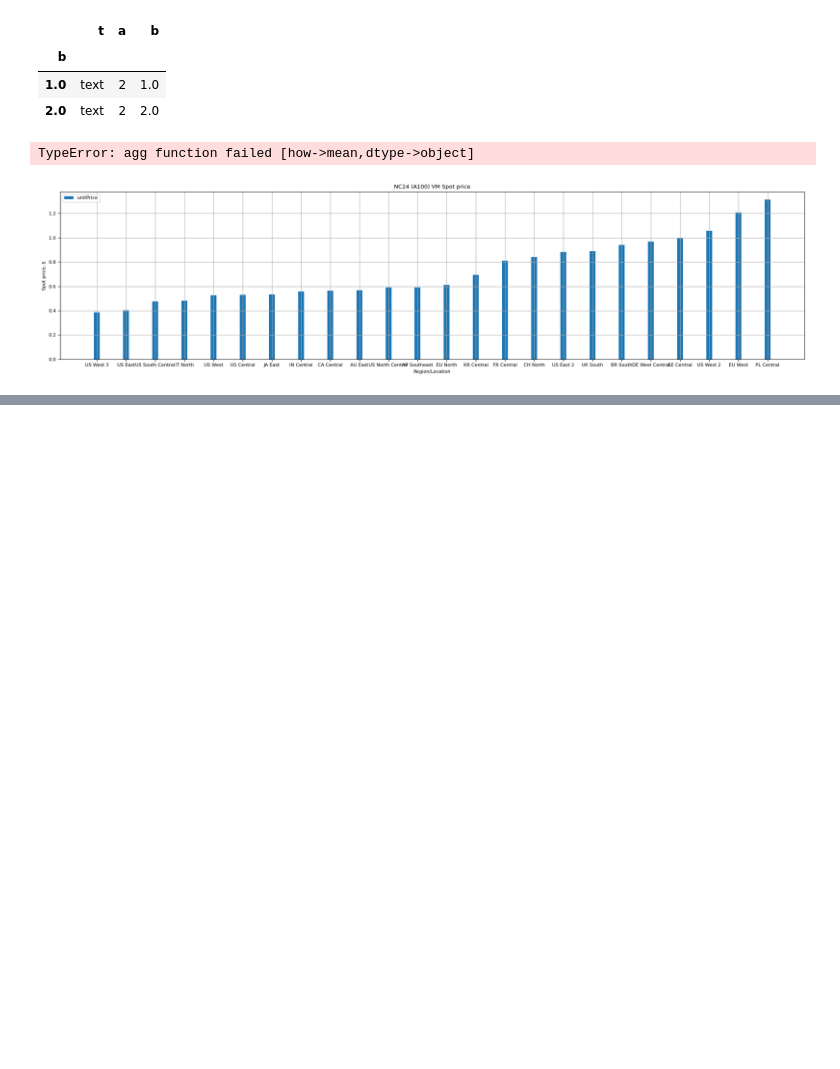
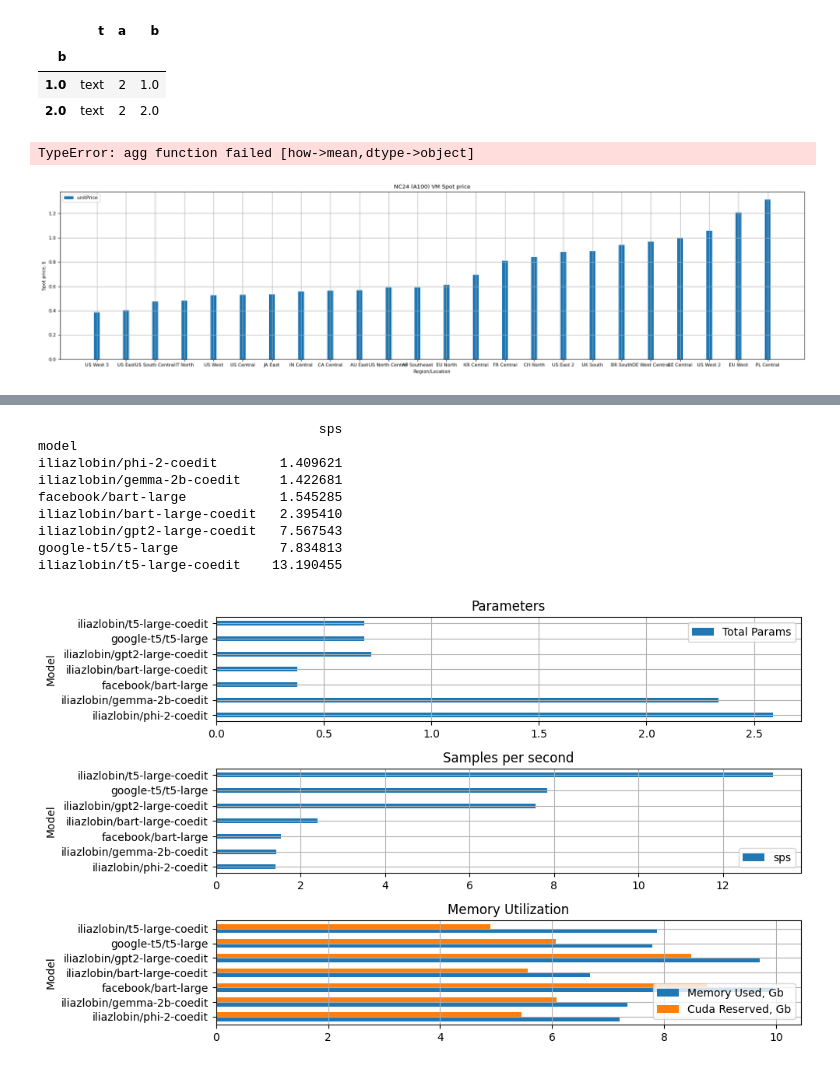
Before and after one commit to iliazlobin/transformers-labs, a Jupyter notebook: model-eval/analysis.ipynb, the cells around one changed output, grey strips where cells are left out. Cells and saved outputs as stored; diff of their text form; code cells hidden in the pictures; blank space fills up the shorter version.

```diff
--- a/model-eval/analysis.ipynb
+++ b/model-eval/analysis.ipynb
@@ -622,0 +660,47 @@ plt.show()
+# %%
+import matplotlib.pyplot as plt
+
+sorted_df = performance_agg_df.sort_values(by=['sps'], ascending=True)
+sorted_df.head(20)
+
+parameters_df = sorted_df[['Total Params']]
+# print(parameters_df.head(20))
+memory_df = sorted_df[['Memory Used, Gb', 'Cuda Reserved, Gb']]
+# print(memory_df.head(20))
+sps_df = sorted_df[['sps']]
+print(sps_df.head(20))
+
+fig, axs = plt.subplots(3)
+
+parameters_df.plot.barh(ax=axs[0], figsize=(10,6), width=0.3)
+axs[0].set_title("Parameters")
+axs[0].set_ylabel("Model")
+axs[0].grid(True)
+
+sps_df.plot.barh(ax=axs[1], figsize=(10,6), width=0.3)
+axs[1].set_title("Samples per second")
+axs[1].set_ylabel("Model")
+axs[1].grid(True)
+
+memory_df.plot.barh(ax=axs[2], figsize=(10,6), width=0.6)
+axs[2].set_title("Memory Utilization")
+axs[2].set_ylabel("Model")
+axs[2].grid(True)
+
+plt.rcdefaults()
+plt.legend()
+# plt.rc("font", size=10)
+plt.grid(True)
+plt.tight_layout()
+plt.show()
+# %% [output]
+                                    sps
+model
+iliazlobin/phi-2-coedit        1.409621
+iliazlobin/gemma-2b-coedit     1.422681
+facebook/bart-large            1.545285
+iliazlobin/bart-large-coedit   2.395410
+iliazlobin/gpt2-large-coedit   7.567543
+google-t5/t5-large             7.834813
+iliazlobin/t5-large-coedit    13.190455
+[figure, added]
```
Also changed, not shown: parts of 12 cells of this notebook, 11 other files.
